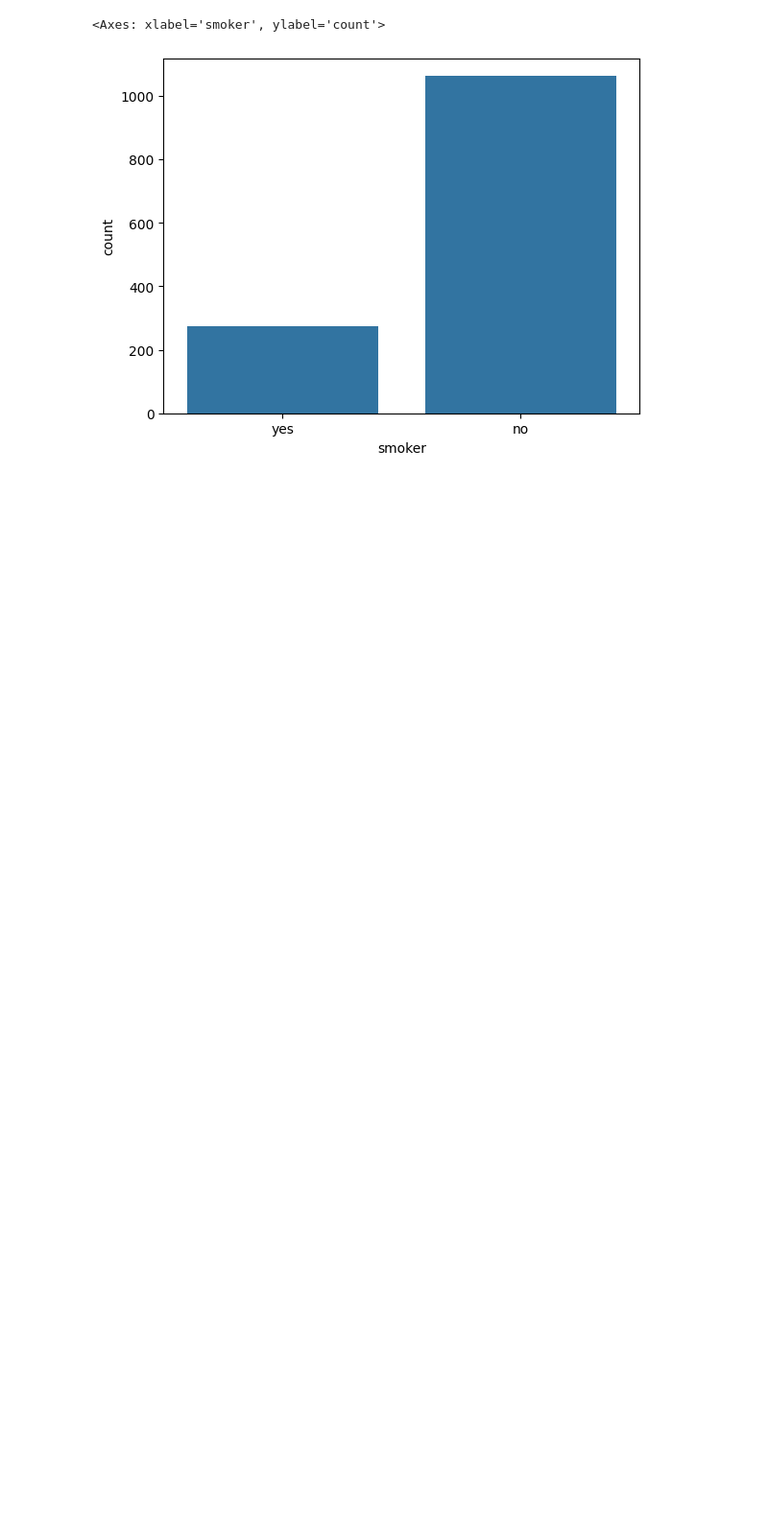
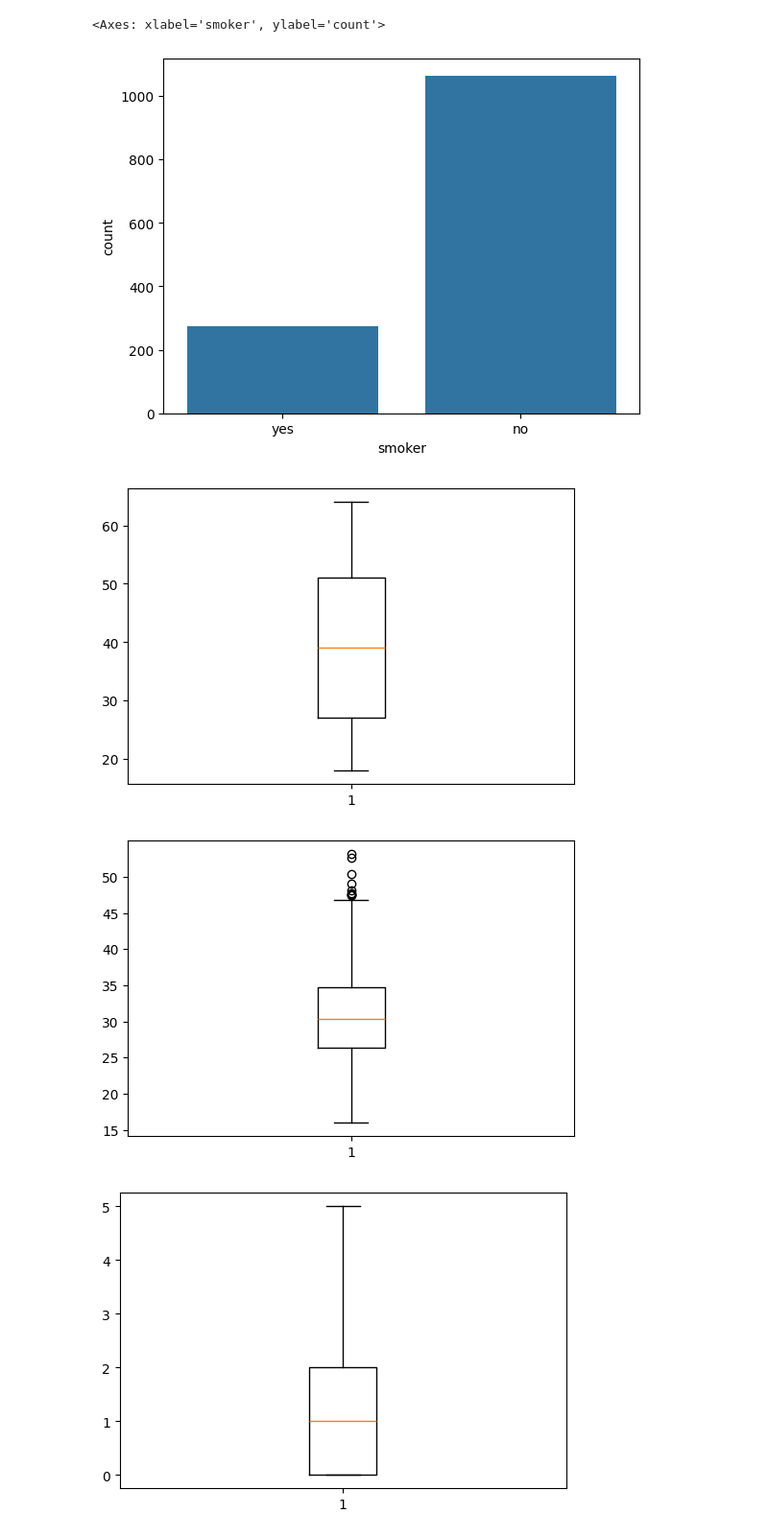
Before and after one commit to naitik-patidar/Practice-Project-1, a Jupyter notebook: project.ipynb, the cells around one changed output. Shown at 96% size. Saved outputs shown, nothing was run; the diff lists cells and outputs as text; code cells hidden in the pictures; blank space fills up the shorter version.

```diff
--- a/project.ipynb
+++ b/project.ipynb
@@ -109,3 +109,12 @@ sns.countplot(x= df["smoker"])
 # %% [output]
 <Axes: xlabel='smoker', ylabel='count'>
 [figure]
+# %%
+numaric_columns = ['age', 'bmi', 'children', 'charges']
+for col in numaric_columns:
+    plt.figure(figsize=[6,4])
+    plt.boxplot(df[col])
+# %% [output]
+[figure, added]
+[figure, added]
+[figure, added]
```
Also changed, not shown: parts of 11 cells of this notebook.
